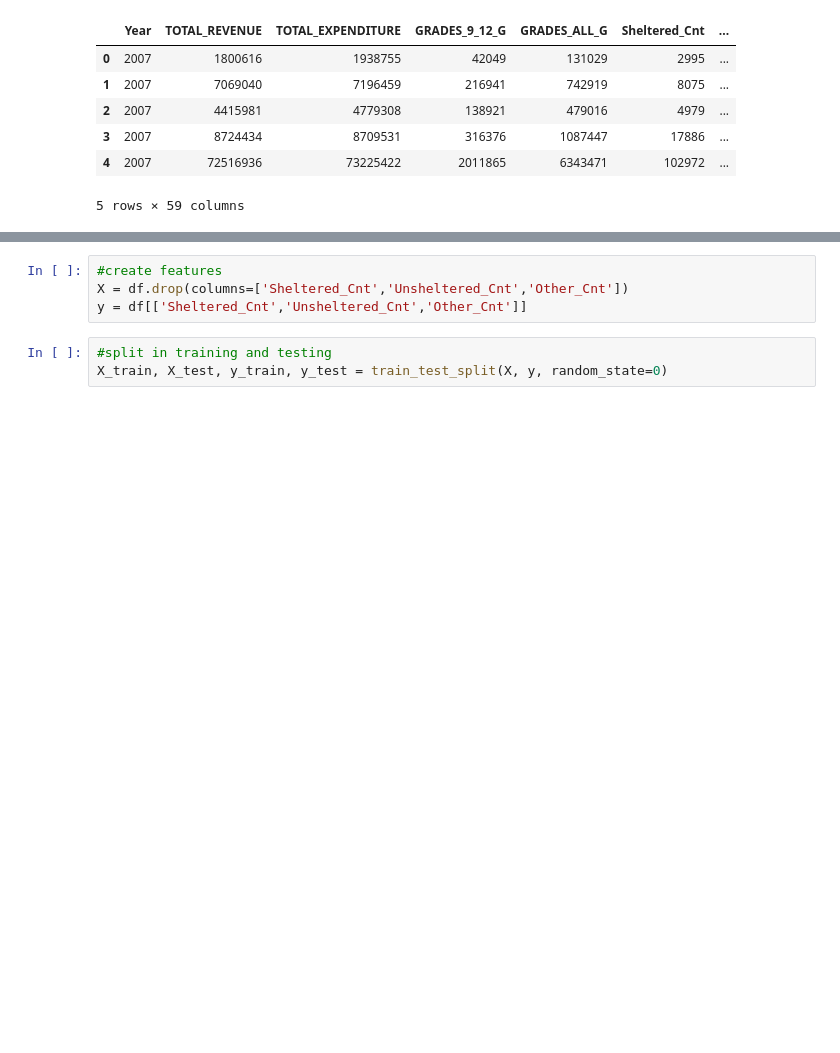
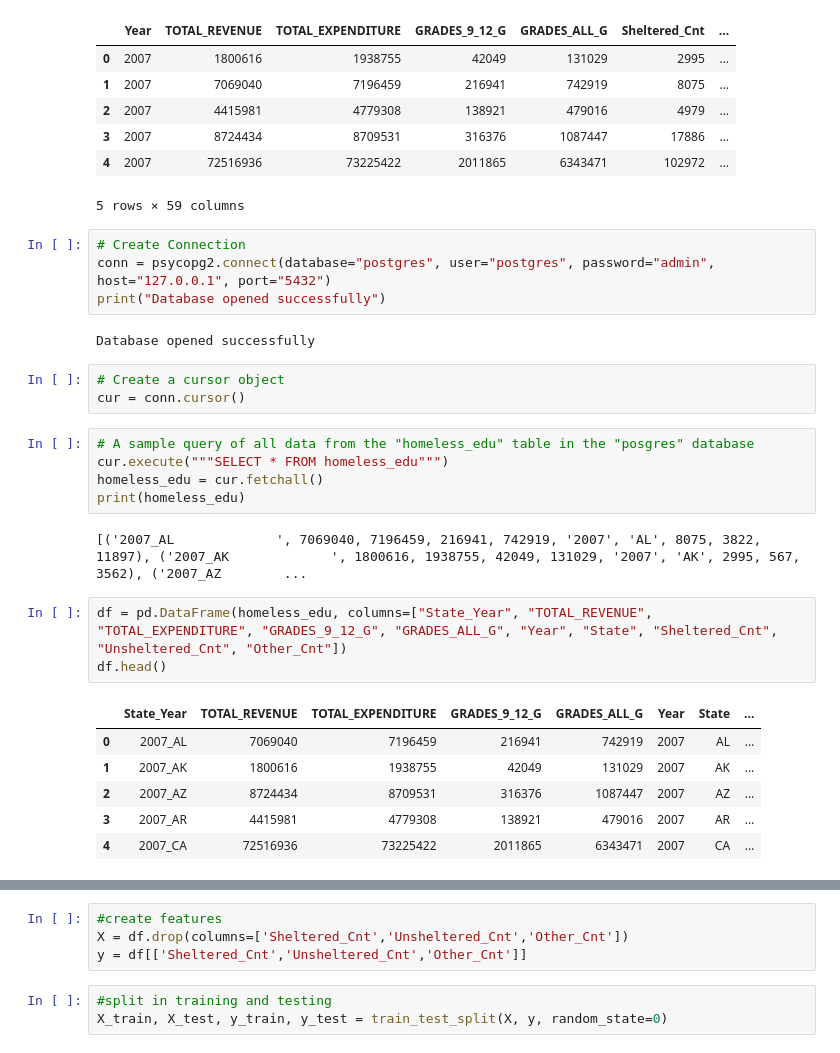
Before and after one commit to kimcheese33/final_project, a Jupyter notebook: Machine Learning/machine_learning.ipynb, the cells around one changed output, grey strips where cells are left out. Saved outputs shown, nothing was run; the diff lists cells and outputs as text; blank space fills up the shorter version.

Commit message:
added edits to machine_learning to connect to postgres database

```diff
--- a/Machine Learning/machine_learning.ipynb
+++ b/Machine Learning/machine_learning.ipynb
@@ -20,3 +21,29 @@ df.head()
 | 3 | 2007 | 8724434 | 8709531 | 316376 | 1087447 | 17886 | ... |
 | 4 | 2007 | 72516936 | 73225422 | 2011865 | 6343471 | 102972 | ... |
 5 rows × 59 columns
+# %%
+# Create Connection
+conn = psycopg2.connect(database="postgres", user="postgres", password="admin", host="127.0.0.1", port="5432")
+print("Database opened successfully")
+# %% [output]
+Database opened successfully
+# %%
+# Create a cursor object
+cur = conn.cursor()
+# %%
+# A sample query of all data from the "homeless_edu" table in the "posgres" database
+cur.execute("""SELECT * FROM homeless_edu""")
+homeless_edu = cur.fetchall()
+print(homeless_edu)
+# %% [output]
+[('2007_AL             ', 7069040, 7196459, 216941, 742919, '2007', 'AL', 8075, 3822, 11897), ('2007_AK             ', 1800616, 1938755, 42049, 131029, '2007', 'AK', 2995, 567, 3562), ('2007_AZ        ...
+# %%
+df = pd.DataFrame(homeless_edu, columns=["State_Year", "TOTAL_REVENUE", "TOTAL_EXPENDITURE", "GRADES_9_12_G", "GRADES_ALL_G", "Year", "State", "Sheltered_Cnt", "Unsheltered_Cnt", "Other_Cnt"])
+df.head()
+# %% [output]
+|  | State_Year | TOTAL_REVENUE | TOTAL_EXPENDITURE | GRADES_9_12_G | GRADES_ALL_G | Year | State | ... |
+| 0 | 2007_AL | 7069040 | 7196459 | 216941 | 742919 | 2007 | AL | ... |
+| 1 | 2007_AK | 1800616 | 1938755 | 42049 | 131029 | 2007 | AK | ... |
+| 2 | 2007_AZ | 8724434 | 8709531 | 316376 | 1087447 | 2007 | AZ | ... |
+| 3 | 2007_AR | 4415981 | 4779308 | 138921 | 479016 | 2007 | AR | ... |
+| 4 | 2007_CA | 72516936 | 73225422 | 2011865 | 6343471 | 2007 | CA | ... |
```
Also changed, not shown: parts of 6 cells of this notebook.
